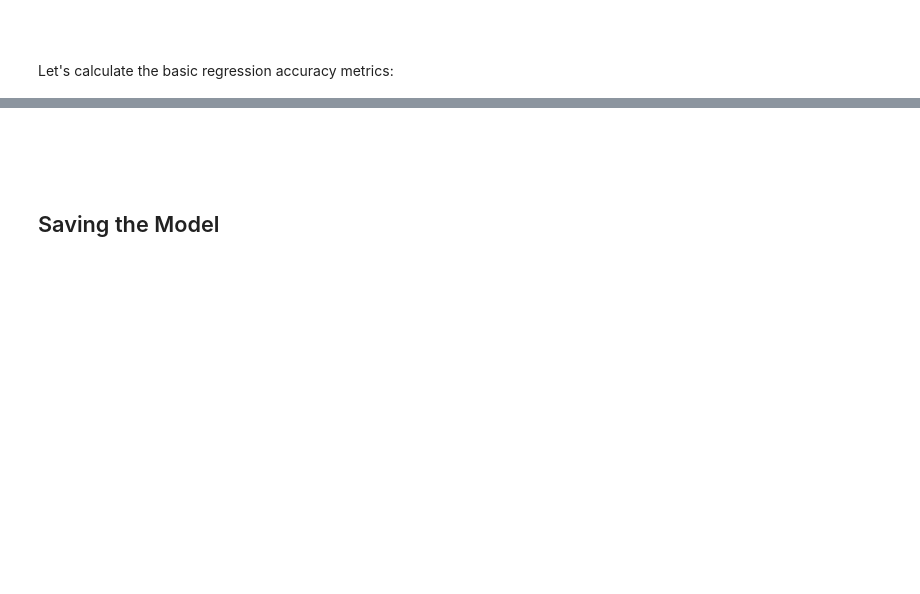
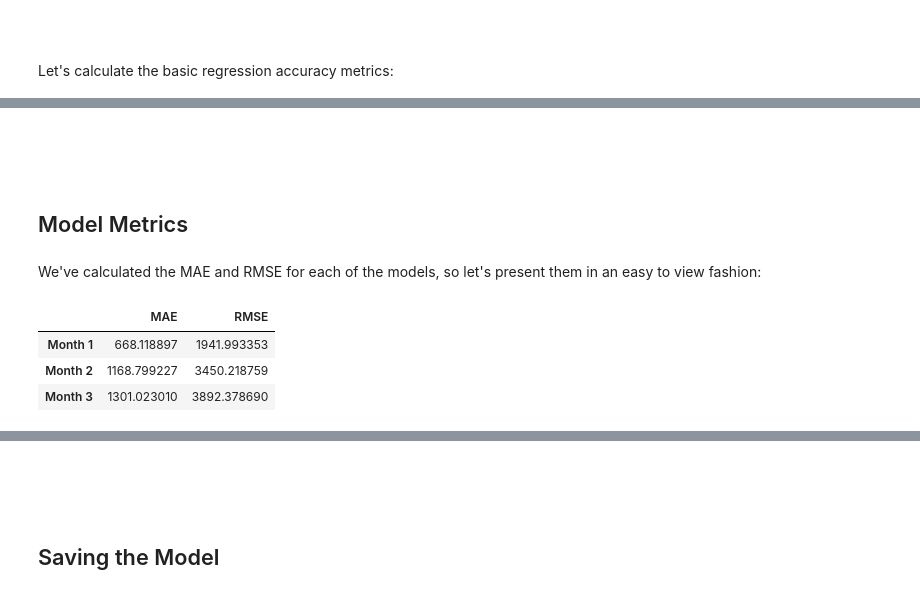
Before and after one commit to ssantic/iZettle-Homework, a Jupyter notebook: iZettle-Srdjan_Santic.ipynb, the cells around one changed output, grey strips where cells are left out. Drawn from its saved outputs; the diff is of its cells as text; code cells hidden in the pictures; blank space fills up the shorter version.

```diff
--- a/iZettle-Srdjan_Santic.ipynb
+++ b/iZettle-Srdjan_Santic.ipynb
@@ -288,0 +309,6 @@ We can see that the GBP currency, orders made through iPhones, and Valid payment
+# %%
+# Mean Absolute Deviation
+mae_3 = mean_absolute_error(y_test, rf_predictions_3)
+
+# Root Mean Squared Error
+rmse_3 = np.sqrt(mean_squared_error(y_test, rf_predictions_3))
@@ -288,0 +317,16 @@ We can see that the GBP currency, orders made through iPhones, and Valid payment
+# %% [markdown]
+<br>
+<br>
+# %% [markdown]
+## Model Metrics ##
+# %% [markdown]
+We've calculated the MAE and RMSE for each of the models, so let's present them in an easy to view fashion:
+# %%
+metrics = {'MAE': [mae_1, mae_2, mae_3], 'RMSE': [rmse_1, rmse_2, rmse_3]}
+metrics_df = pd.DataFrame(metrics, index=['Month 1', 'Month 2', 'Month 3'])
+metrics_df
+# %% [output]
+|  | MAE | RMSE |
+| Month 1 | 668.118897 | 1941.993353 |
+| Month 2 | 1168.799227 | 3450.218759 |
+| Month 3 | 1301.023010 | 3892.378690 |
```
Also changed, not shown: parts of 41 cells of this notebook, 1 other file.
